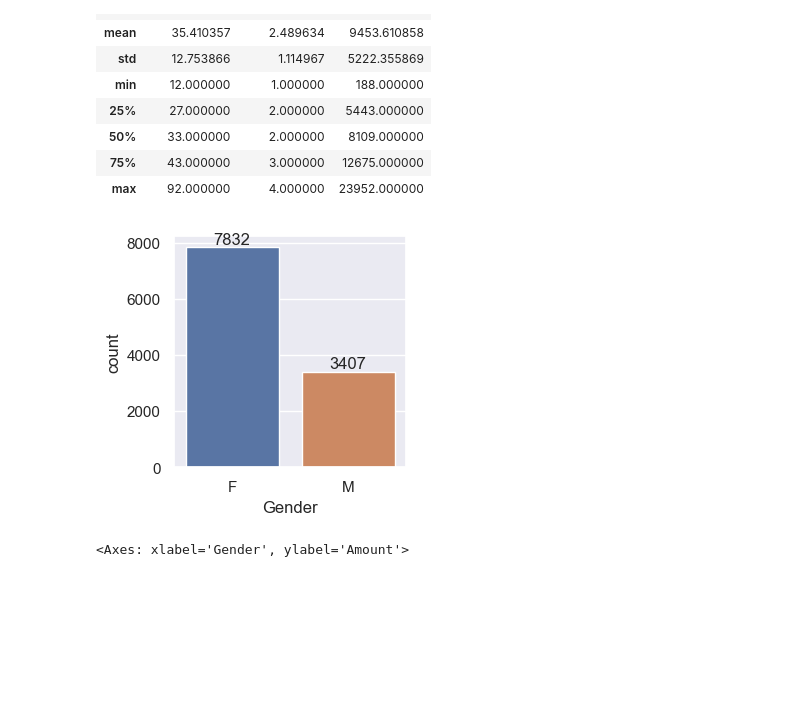
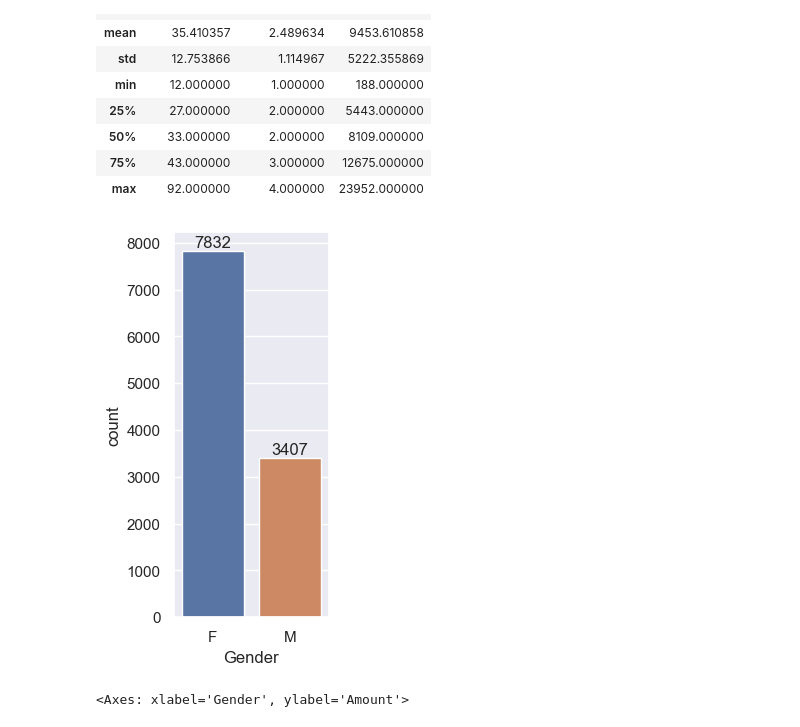
Before and after one commit to pranjalashutosh/mygitrepo, a Jupyter notebook: OneDrive/Desktop/Jupyter_Notebook/diwali_sales_Analysis/DiwaliSales_Analysis.ipynb, the cells around one changed output. Cells and saved outputs as stored; diff of their text form; code cells hidden in the pictures; blank space fills up the shorter version.

```diff
--- a/OneDrive/Desktop/Jupyter_Notebook/diwali_sales_Analysis/DiwaliSales_Analysis.ipynb
+++ b/OneDrive/Desktop/Jupyter_Notebook/diwali_sales_Analysis/DiwaliSales_Analysis.ipynb
@@ -122,11 +122,11 @@ df[['Age','Orders','Amount']].describe()
 | max | 92.000000 | 4.000000 | 23952.000000 |
 # %%
 ax=sns.countplot(x='Gender',data=df,hue='Gender')
-sns.set(rc={'figure.figsize':(4,3)})
+sns.set(rc={'figure.figsize':(2,5)})
 for bars in ax.containers:
     ax.bar_label(bars)
 # %% [output]
-[figure, old version]
+[figure, new version]
 # %%
 # plotting a bar chart for gender vs total amount
 
```
Also changed, not shown: parts of 10 cells of this notebook.
